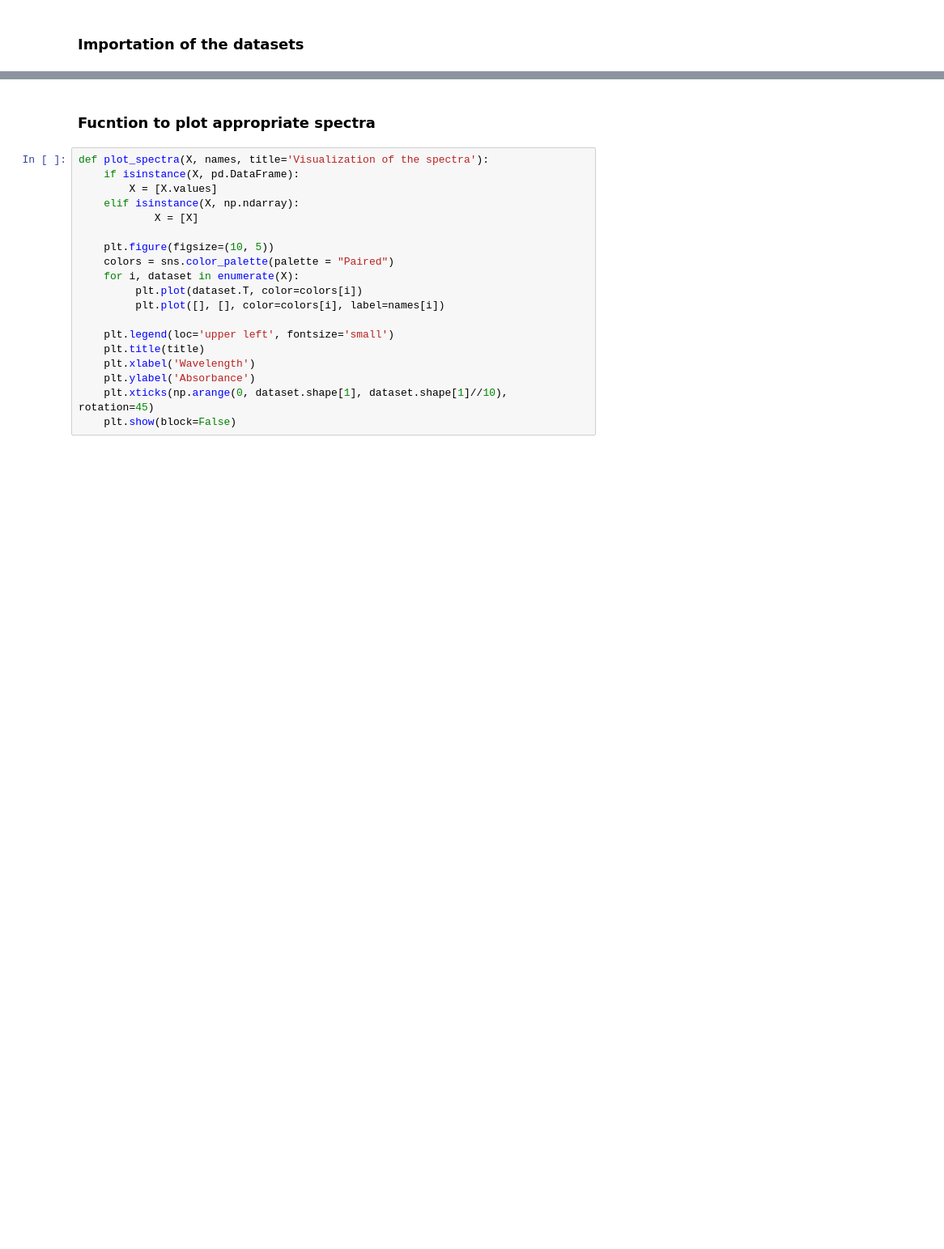
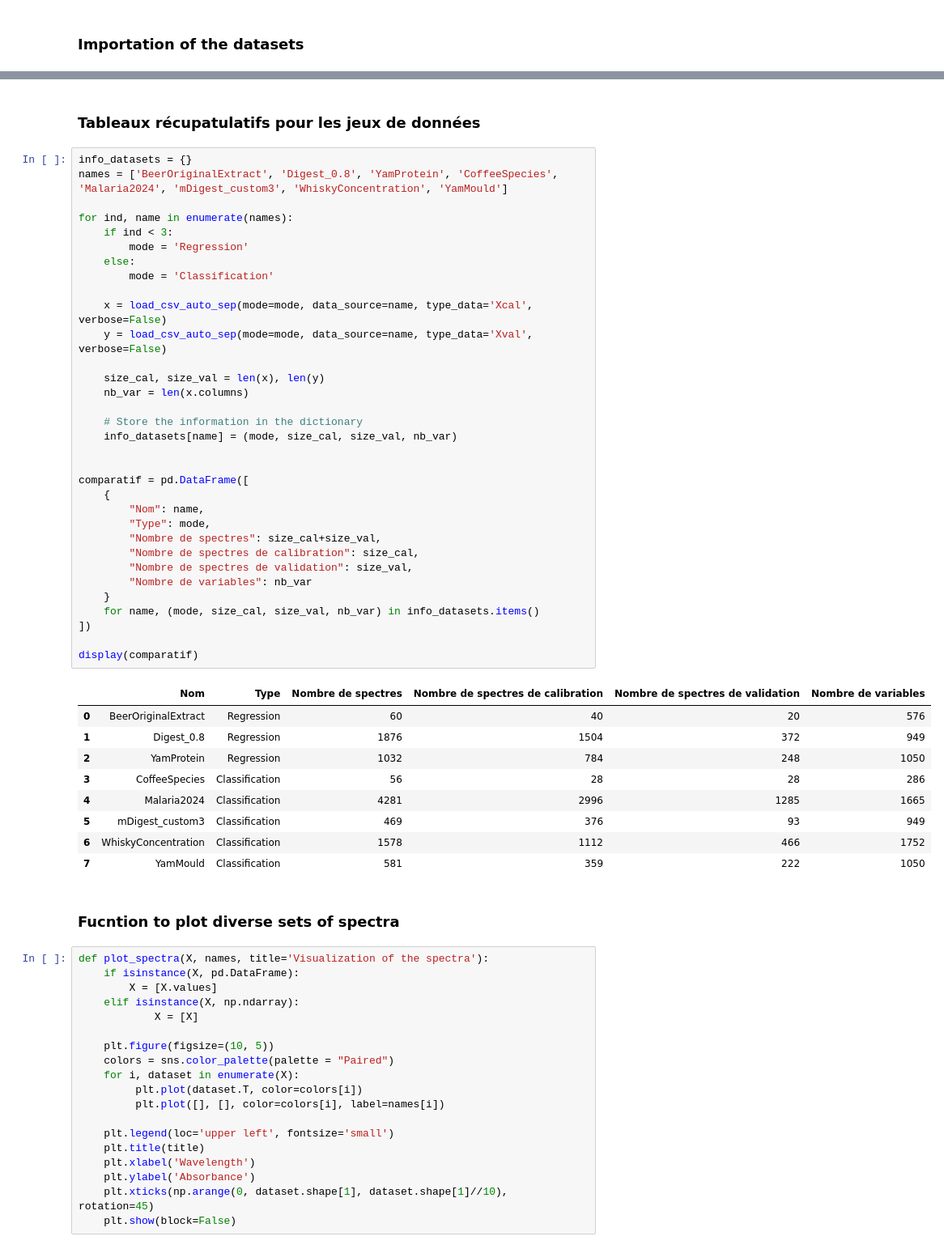
Before and after one commit to rreiter37/CIRAD_PhD_Robin, a Jupyter notebook: first_notebook.ipynb, the cells around one changed output, grey strips where cells are left out. Shown: that part at 81% size. Drawn from its saved outputs; the diff is of its cells as text; blank space fills up the shorter version.

```diff
--- a/first_notebook.ipynb
+++ b/first_notebook.ipynb
@@ -70,5 +96,50 @@ display(Ycal.head(5))
+# %% [markdown]
+### Tableaux récupatulatifs pour les jeux de données
+# %%
+info_datasets = {}
+names = ['BeerOriginalExtract', 'Digest_0.8', 'YamProtein', 'CoffeeSpecies', 'Malaria2024', 'mDigest_custom3', 'WhiskyConcentration', 'YamMould']
+
+for ind, name in enumerate(names):
+    if ind < 3:
+        mode = 'Regression'
+    else:
+        mode = 'Classification'
+
+    x = load_csv_auto_sep(mode=mode, data_source=name, type_data='Xcal', verbose=False)
+    y = load_csv_auto_sep(mode=mode, data_source=name, type_data='Xval', verbose=False)
+
+    size_cal, size_val = len(x), len(y)
+    nb_var = len(x.columns)
+
+    # Store the information in the dictionary
+    info_datasets[name] = (mode, size_cal, size_val, nb_var)
+
+
+comparatif = pd.DataFrame([
+    {
+        "Nom": name,
+        "Type": mode,
+        "Nombre de spectres": size_cal+size_val,
+        "Nombre de spectres de calibration": size_cal,
+        "Nombre de spectres de validation": size_val,
+        "Nombre de variables": nb_var
+    }
+    for name, (mode, size_cal, size_val, nb_var) in info_datasets.items()
+])
+
+display(comparatif)
+# %% [output]
+|  | Nom | Type | Nombre de spectres | Nombre de spectres de calibration | Nombre de spectres de validation | Nombre de variables |
+| 0 | BeerOriginalExtract | Regression | 60 | 40 | 20 | 576 |
+| 1 | Digest_0.8 | Regression | 1876 | 1504 | 372 | 949 |
+| 2 | YamProtein | Regression | 1032 | 784 | 248 | 1050 |
+| 3 | CoffeeSpecies | Classification | 56 | 28 | 28 | 286 |
+| 4 | Malaria2024 | Classification | 4281 | 2996 | 1285 | 1665 |
+| 5 | mDigest_custom3 | Classification | 469 | 376 | 93 | 949 |
+| 6 | WhiskyConcentration | Classification | 1578 | 1112 | 466 | 1752 |
+| 7 | YamMould | Classification | 581 | 359 | 222 | 1050 |
 # %% [markdown]
-### Fucntion to plot appropriate spectra
+### Fucntion to plot diverse sets of spectra
 # %%
 def plot_spectra(X, names, title='Visualization of the spectra'):
     if isinstance(X, pd.DataFrame):
```
Also changed, not shown: parts of 5 cells of this notebook, 1 other file.
